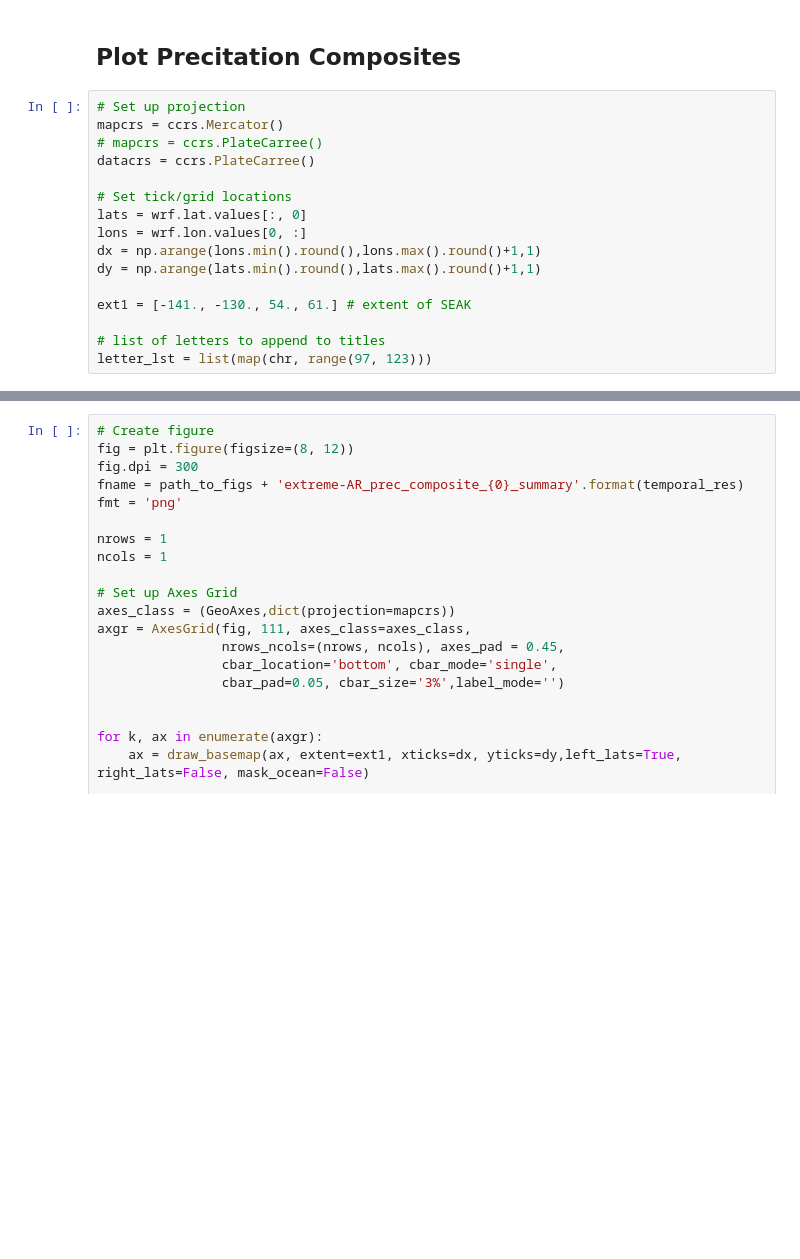
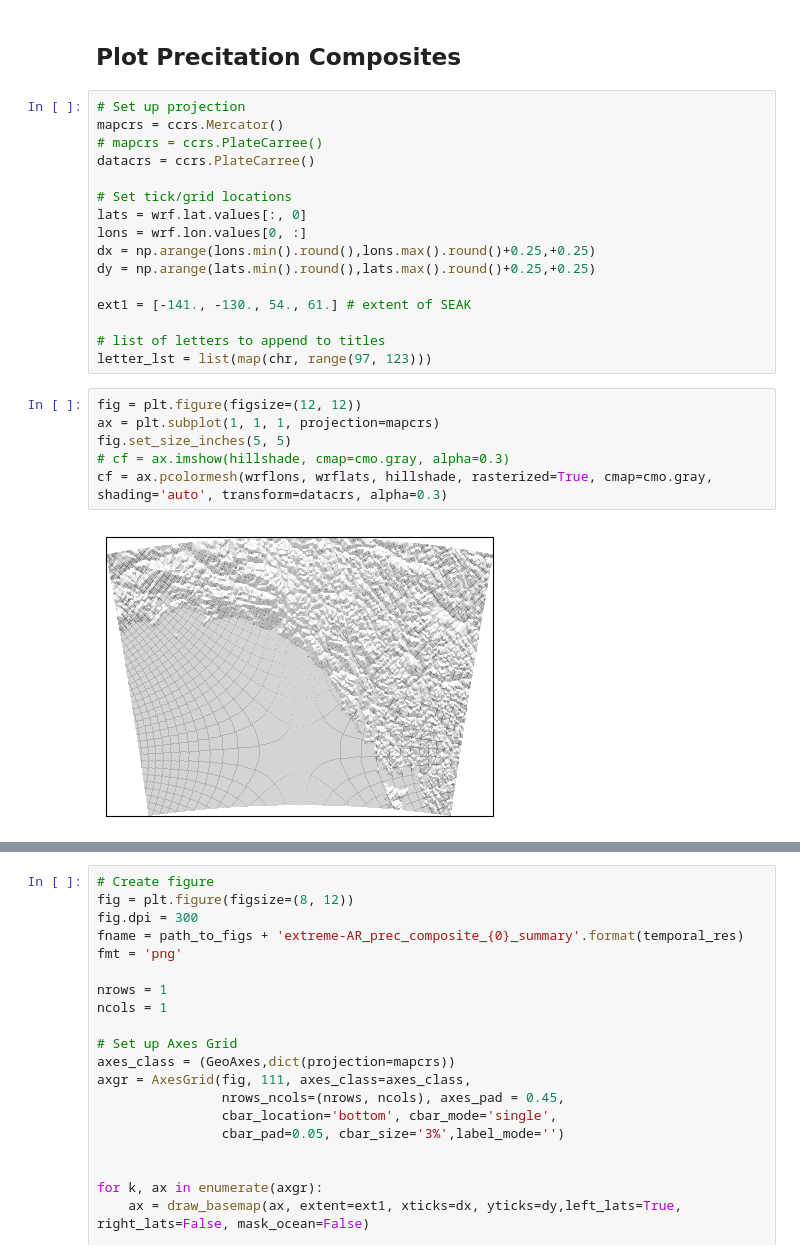
Before and after one commit to dlnash/SEAK_climatology, a Jupyter notebook: analysis/precip_composites.ipynb, the cells around one changed output, grey strips where cells are left out. Cells and saved outputs as stored; diff of their text form; blank space fills up the shorter version.

```diff
--- a/analysis/precip_composites.ipynb
+++ b/analysis/precip_composites.ipynb
@@ -253,13 +295,21 @@ datacrs = ccrs.PlateCarree()
 # Set tick/grid locations
 lats = wrf.lat.values[:, 0]
 lons = wrf.lon.values[0, :]
-dx = np.arange(lons.min().round(),lons.max().round()+1,1)
-dy = np.arange(lats.min().round(),lats.max().round()+1,1)
+dx = np.arange(lons.min().round(),lons.max().round()+0.25,+0.25)
+dy = np.arange(lats.min().round(),lats.max().round()+0.25,+0.25)
 
 ext1 = [-141., -130., 54., 61.] # extent of SEAK
 
 # list of letters to append to titles
 letter_lst = list(map(chr, range(97, 123)))
+# %%
+fig = plt.figure(figsize=(12, 12))
+ax = plt.subplot(1, 1, 1, projection=mapcrs)
+fig.set_size_inches(5, 5)
+# cf = ax.imshow(hillshade, cmap=cmo.gray, alpha=0.3)
+cf = ax.pcolormesh(wrflons, wrflats, hillshade, rasterized=True, cmap=cmo.gray, shading='auto', transform=datacrs, alpha=0.3)
+# %% [output]
+[figure, added]
 # %%
 left_lat_lst = [True, False, False, True, False, False]
 bottom_lon_lst = [False, False, False, True, True, True]
```
Also changed, not shown: parts of 8 cells of this notebook, 13 other files.
